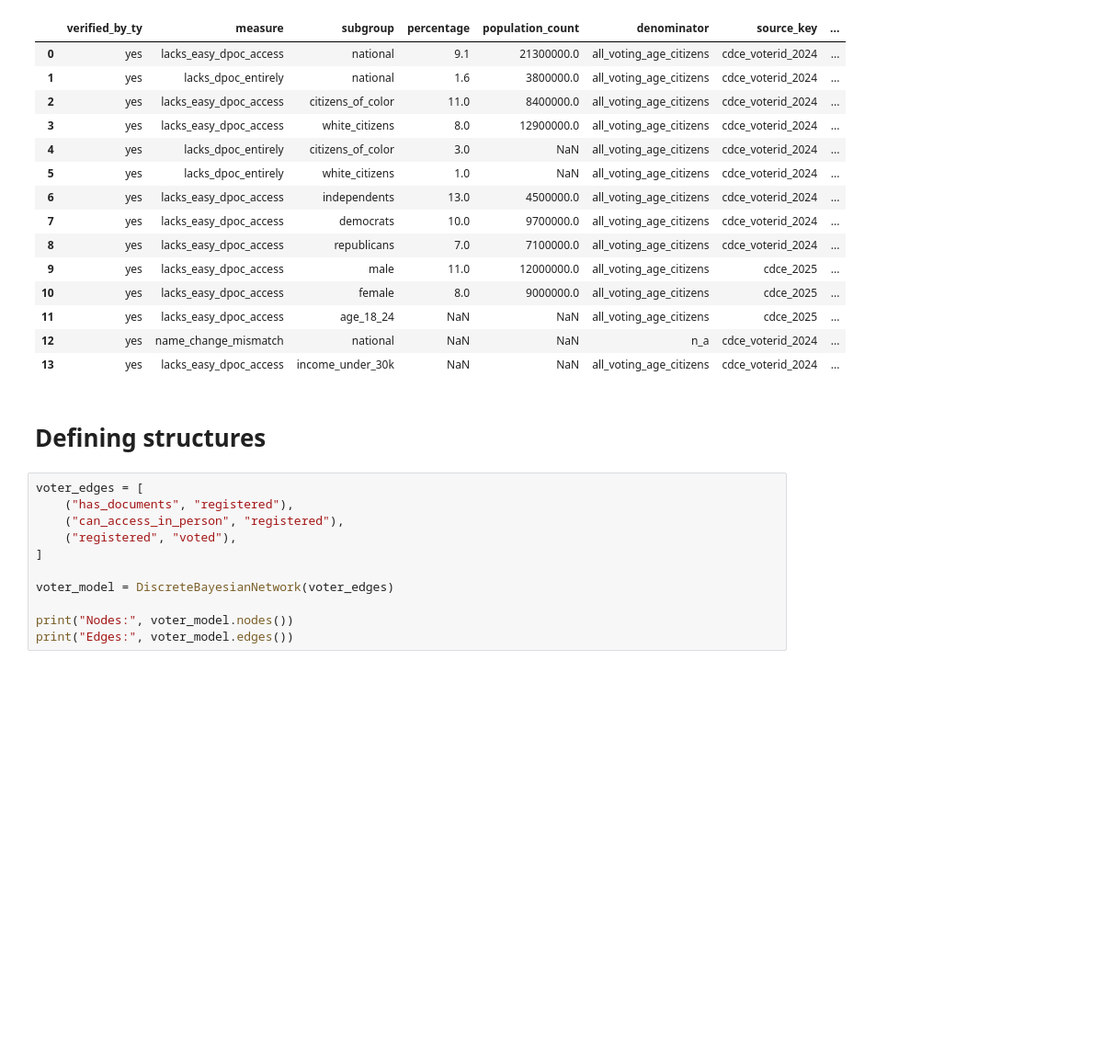
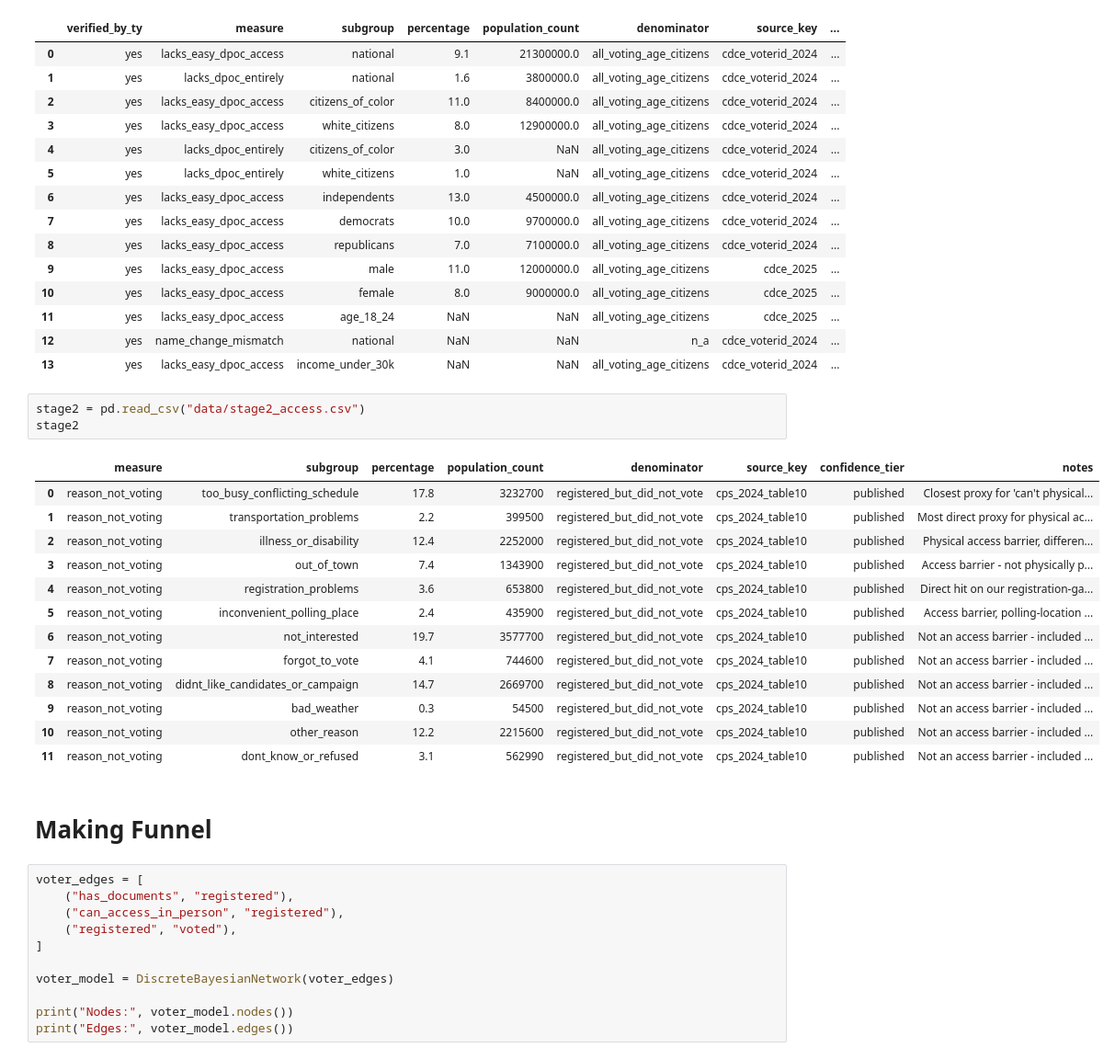
Before and after one commit to mailijade/Voter-access-bayesian-network, a Jupyter notebook: voter-access.ipynb, the cells around one changed output. Shown at 92% size. Cells and saved outputs as stored; diff of their text form; blank space fills up the shorter version.

```diff
--- a/voter-access.ipynb
+++ b/voter-access.ipynb
@@ -23,8 +26,25 @@ stage1
 | 11 | yes | lacks_easy_dpoc_access | age_18_24 | NaN | NaN | all_voting_age_citizens | cdce_2025 | ... |
 | 12 | yes | name_change_mismatch | national | NaN | NaN | n_a | cdce_voterid_2024 | ... |
 | 13 | yes | lacks_easy_dpoc_access | income_under_30k | NaN | NaN | all_voting_age_citizens | cdce_voterid_2024 | ... |
+# %%
+stage2 = pd.read_csv("data/stage2_access.csv")
+stage2
+# %% [output]
+|  | measure | subgroup | percentage | population_count | denominator | source_key | confidence_tier | notes |
+| 0 | reason_not_voting | too_busy_conflicting_schedule | 17.8 | 3232700 | registered_but_did_not_vote | cps_2024_table10 | published | Closest proxy for 'can't physical... |
+| 1 | reason_not_voting | transportation_problems | 2.2 | 399500 | registered_but_did_not_vote | cps_2024_table10 | published | Most direct proxy for physical ac... |
+| 2 | reason_not_voting | illness_or_disability | 12.4 | 2252000 | registered_but_did_not_vote | cps_2024_table10 | published | Physical access barrier, differen... |
+| 3 | reason_not_voting | out_of_town | 7.4 | 1343900 | registered_but_did_not_vote | cps_2024_table10 | published | Access barrier - not physically p... |
+| 4 | reason_not_voting | registration_problems | 3.6 | 653800 | registered_but_did_not_vote | cps_2024_table10 | published | Direct hit on our registration-ga... |
+| 5 | reason_not_voting | inconvenient_polling_place | 2.4 | 435900 | registered_but_did_not_vote | cps_2024_table10 | published | Access barrier, polling-location ... |
+| 6 | reason_not_voting | not_interested | 19.7 | 3577700 | registered_but_did_not_vote | cps_2024_table10 | published | Not an access barrier - included ... |
+| 7 | reason_not_voting | forgot_to_vote | 4.1 | 744600 | registered_but_did_not_vote | cps_2024_table10 | published | Not an access barrier - included ... |
+| 8 | reason_not_voting | didnt_like_candidates_or_campaign | 14.7 | 2669700 | registered_but_did_not_vote | cps_2024_table10 | published | Not an access barrier - included ... |
+| 9 | reason_not_voting | bad_weather | 0.3 | 54500 | registered_but_did_not_vote | cps_2024_table10 | published | Not an access barrier - included ... |
+| 10 | reason_not_voting | other_reason | 12.2 | 2215600 | registered_but_did_not_vote | cps_2024_table10 | published | Not an access barrier - included ... |
+| 11 | reason_not_voting | dont_know_or_refused | 3.1 | 562990 | registered_but_did_not_vote | cps_2024_table10 | published | Not an access barrier - included ... |
 # %% [markdown]
-# Defining structures
+# Making Funnel
 # %%
 voter_edges = [
     ("has_documents", "registered"),
```
Also changed, not shown: parts of 24 cells of this notebook.
